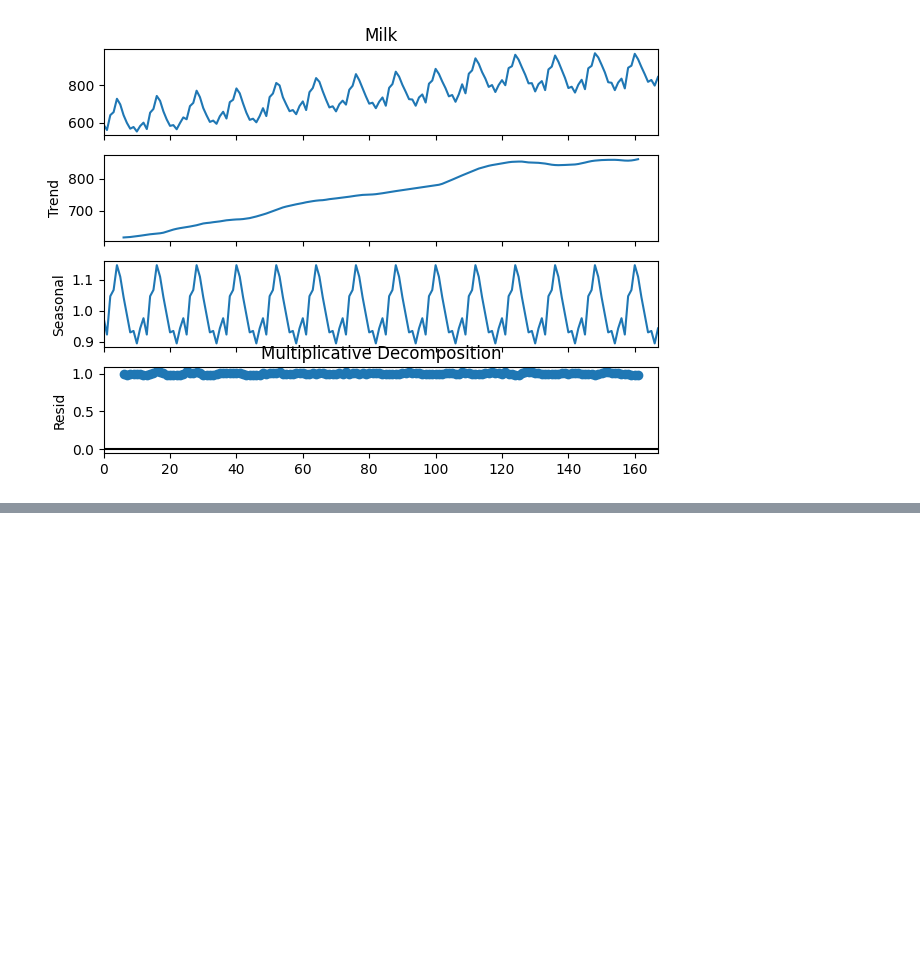
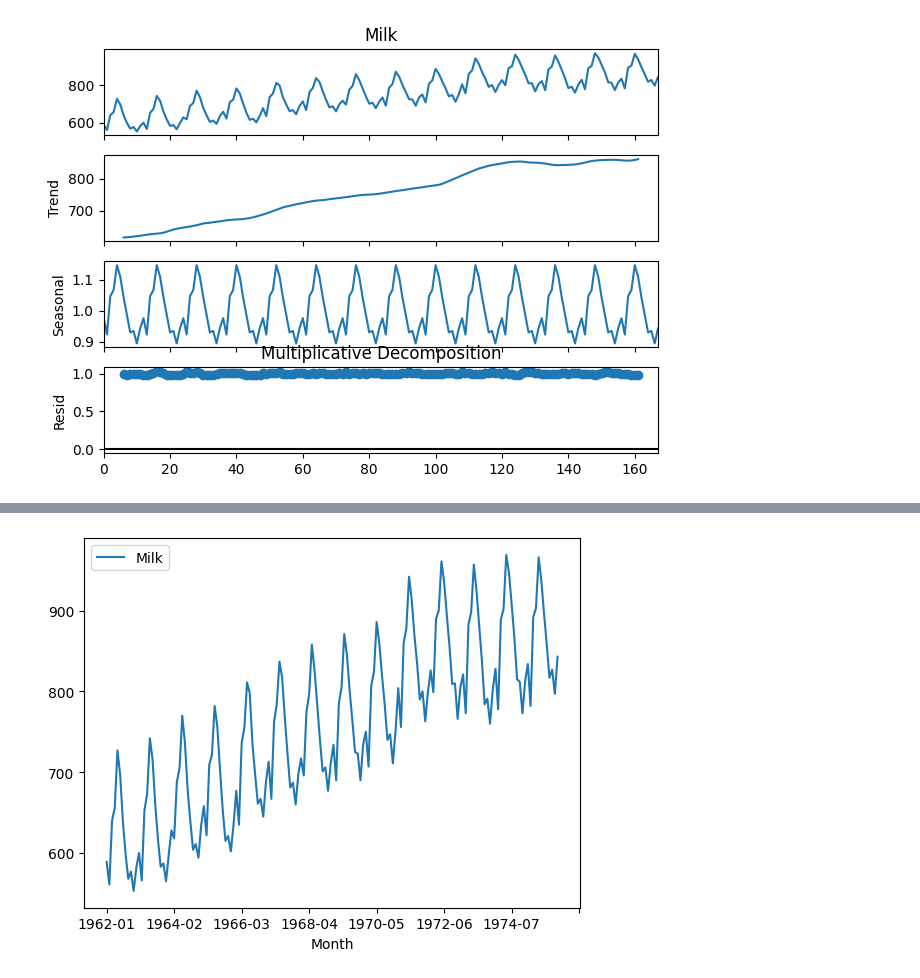
Before and after one commit to DAI3862/PML_lab, a Jupyter notebook: Theory + Lab/Day13/milk_decomposition.ipynb, the cells around one changed output, grey strips where cells are left out. Cells and saved outputs as stored; diff of their text form; code cells hidden in the pictures; blank space fills up the shorter version.

```diff
--- a/Theory + Lab/Day13/milk_decomposition.ipynb
+++ b/Theory + Lab/Day13/milk_decomposition.ipynb
@@ -33,3 +34,6 @@ plt.title('Multiplicative Decomposition')
 plt.show()
 # %% [output]
 [figure]
+# %%
+df = pd.read_csv(r"..\Datasets\monthly-milk-production-pounds-p.csv")
+df.head()
@@ -35,0 +47,5 @@ plt.show()
+# %%
+df.plot.line(x = 'Month', y = 'Milk')
+plt.show()
+# %% [output]
+[figure, added]
```
Also changed, not shown: parts of 11 cells of this notebook, 7 other files.
